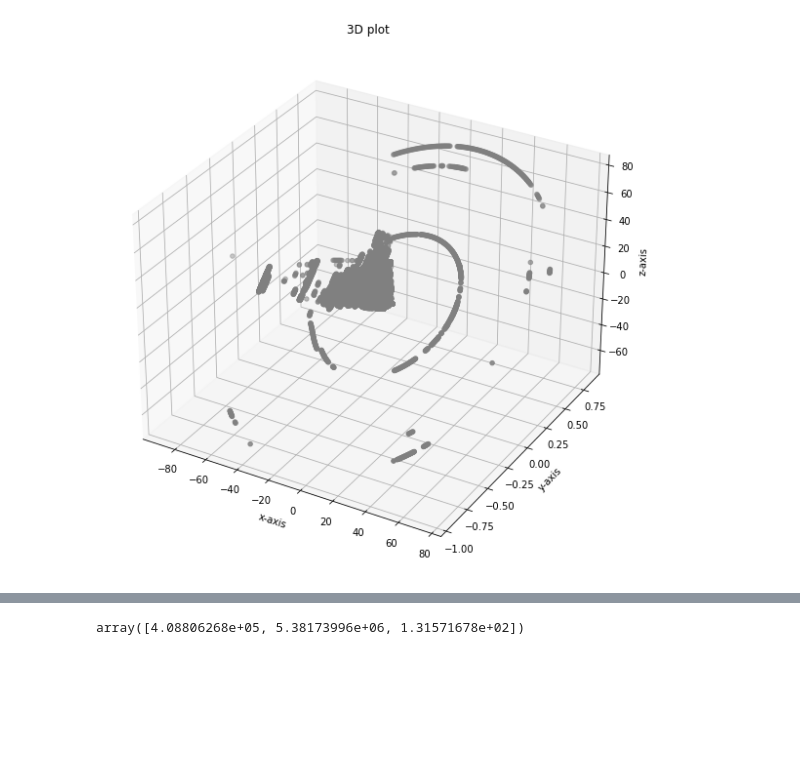
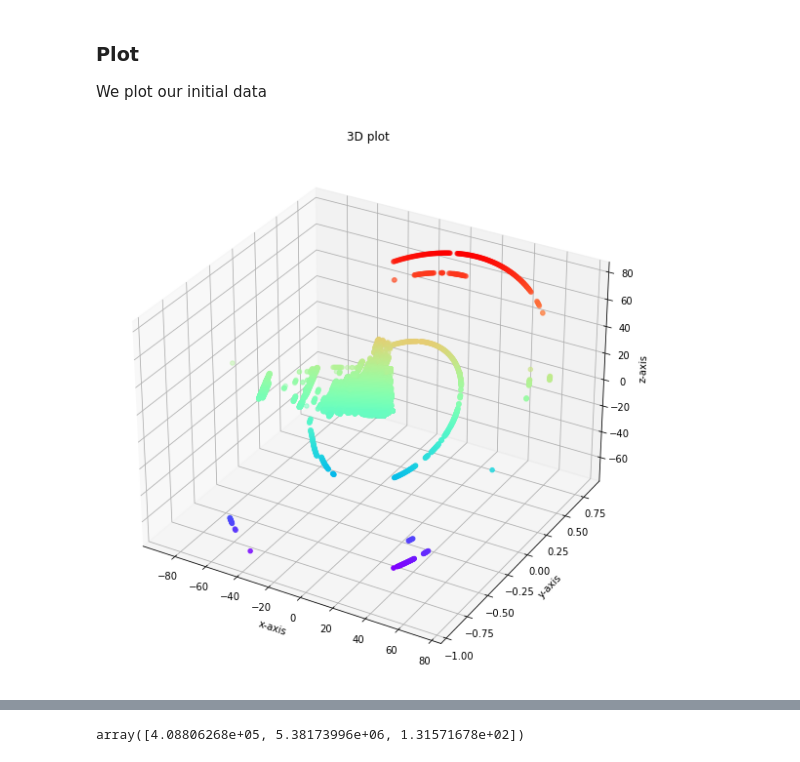
Before and after one commit to hamzamogni/LiDAR, a Jupyter notebook: Test.ipynb, the cells around one changed output, grey strips where cells are left out. Cells and saved outputs as stored; diff of their text form; code cells hidden in the pictures; blank space fills up the shorter version.

```diff
--- a/Test.ipynb
+++ b/Test.ipynb
@@ -9,11 +21,14 @@ import math as m
 # %%
-def plot(data: dict):
+def plot(data: dict, elevation=None, azimuth=None):
+    """
+        Utility function to draw 3D scatter plot
+    """
     fig = plt.figure(figsize=(10, 10)).gca(projection="3d")
-#     ax = Axes3D(fig)
 
-    fig.scatter(data["x"], data["y"], data["z"], color="grey")
+    fig.scatter(data["x"], data["y"], data["z"], c=data["z"], cmap="rainbow")
     fig.set_title("3D plot")
     fig.set_xlabel('x-axis')
     fig.set_ylabel('y-axis')
     fig.set_zlabel('z-axis')
+    fig.view_init(elevation, azimuth)
     plt.show()
@@ -53,2 +79,6 @@ for file_input in data[1:]:
 # %%
-df_global = pd.DataFrame(merged)
+merged = merged[np.lexsort((merged[:,0], merged[:,1]))]
+
+# We keep only 4 columns: (profile, X, Y, Z)
+
+merged = merged[:, 1:5]
@@ -75,8 +85,12 @@ df_global
+# %% [markdown]
+### Plot
+
+We plot our initial data
 # %%
 plot(data={
-    "x": df_global[2],
-    "y": df_global[3],
-    "z": df_global[4],
+    "x": merged[: ,1],
+    "y": merged[:, 2],
+    "z": merged[:, 3],
 })
 # %% [output]
-[figure, old version]
+[figure, new version]
```
Also changed, not shown: parts of 27 cells of this notebook, 2 other files.
